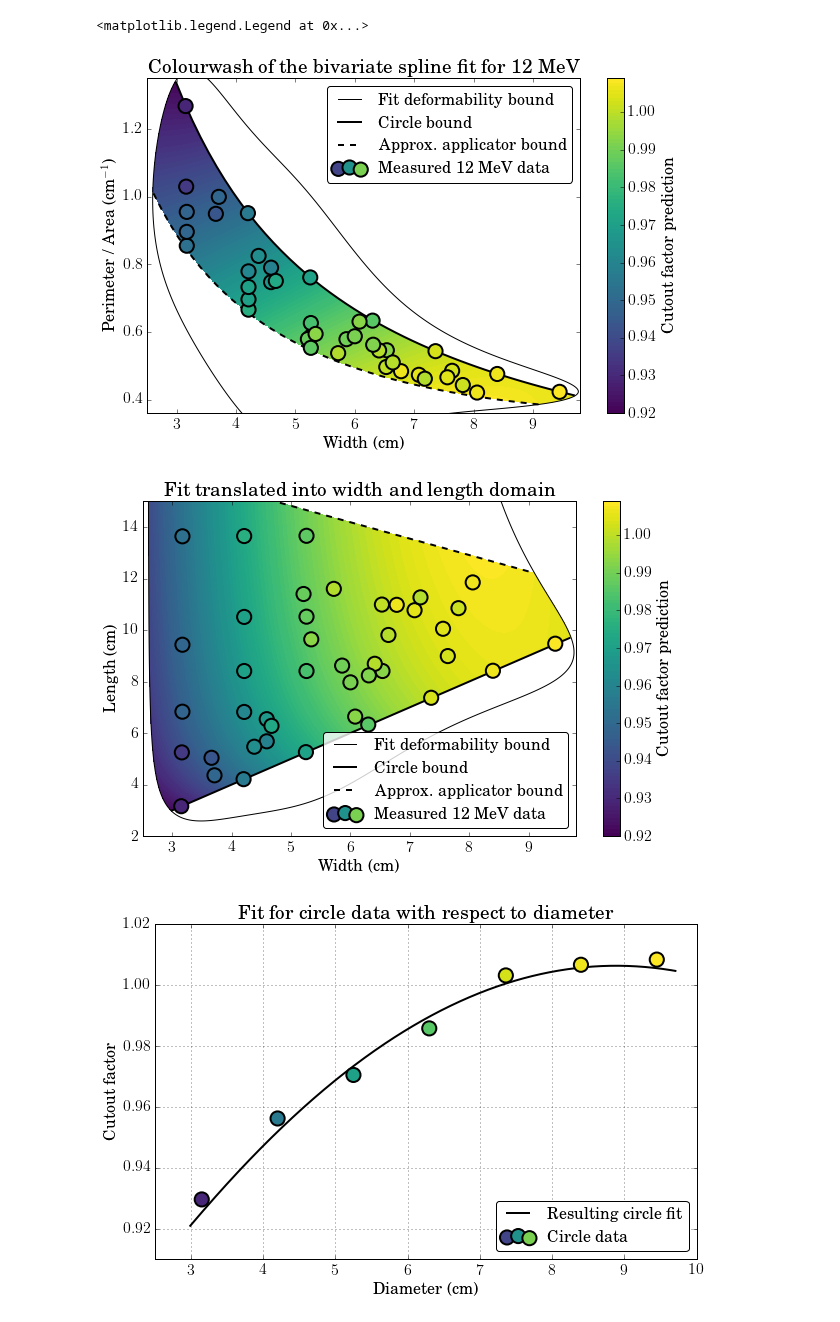
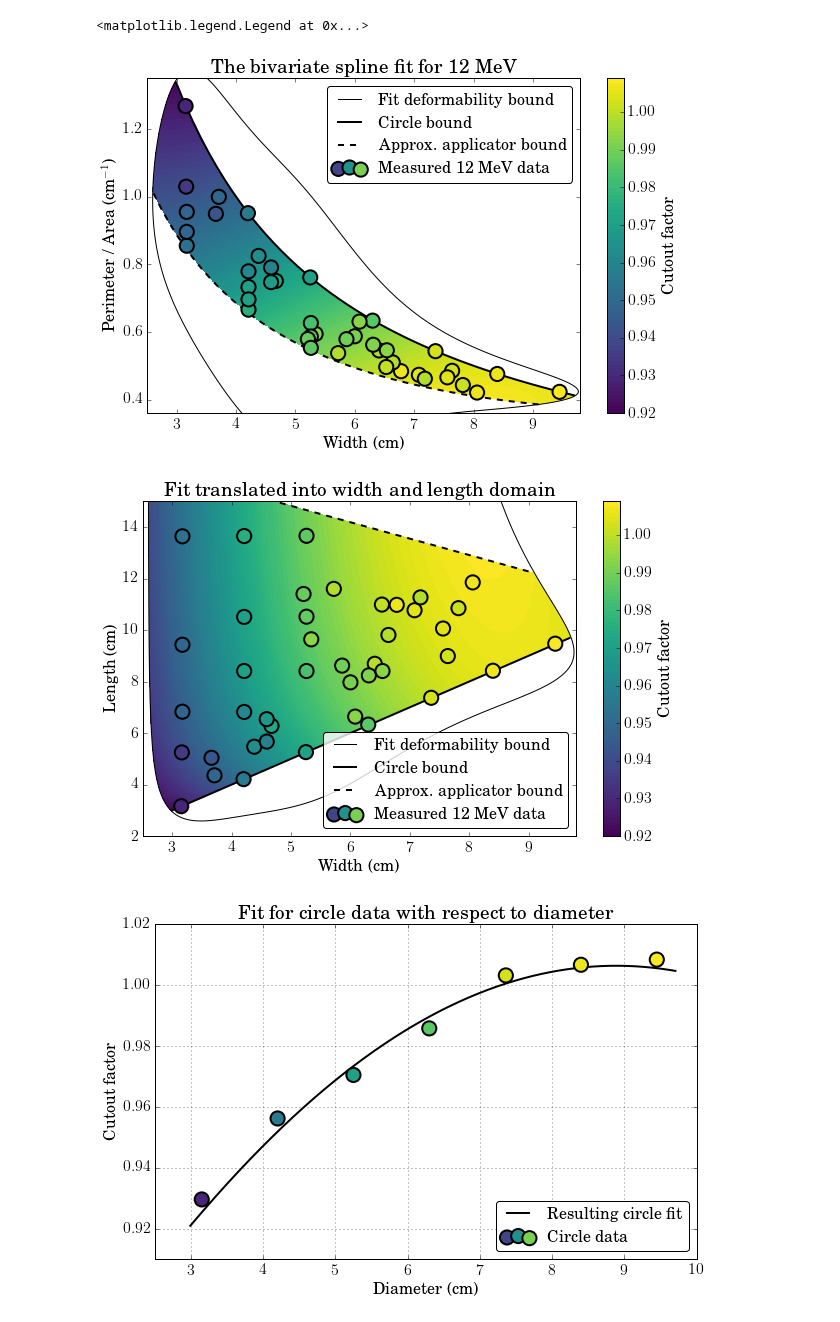
Before and after one commit to SimonBiggs/electronfactors, a Jupyter notebook: examples/Results -- Contour plots of model.ipynb, the cells around one changed output. Saved outputs shown, nothing was run; the diff lists cells and outputs as text; code cells hidden in the pictures.

```diff
--- a/examples/Results -- Contour plots of model.ipynb
+++ b/examples/Results -- Contour plots of model.ipynb
@@ -70,9 +69,6 @@ outOfTolerance = (
 
 zz[outOfTolerance] = np.nan
 # %%
-# vmin = np.nanmin(np.append(zz, factor))
-# vmax = np.nanmax(np.append(zz, factor))
-
 vmin = 0.92
 vmax = 1.009
 
@@ -93,41 +89,41 @@ c = plt.contourf(
     cmap=green_cm, vmin=vmin, vmax=vmax)
 colourbar = plt.colorbar(
     c, ticks=np.arange(0.90, 1.1, 0.01),
-    label=r'Cutout factor prediction')
+    label=r'Cutout factor')
 
 plt.scatter(
     width, eqPonA, s=200, lw=2,
     c=factor, cmap=green_cm,
     vmin=vmin, vmax=vmax,
     zorder=3)
 
 plt.scatter(
     [-1]*3, [-1]*3, s=200, lw=2,
     c=[green_cm(0.2), green_cm(0.5), green_cm(0.8)],
     zorder=3,
     label=r'Measured 12 MeV data')
 
 
 plt.contour(xx, yy, give_contour, levels=[0.5], colors='k')
 plt.plot(3, 0.4, 'k-', label=r'Fit deformability bound')
 
 plt.plot(
     circle_bound_width, circle_bound_eqPonA,
     'k', lw=2, label=r'Circle bound')
 plt.plot(
     max_eqPonA_width, max_eqPonA, 'k--',
     lw=2, label=r'Approx. applicator bound')
 
 plt.xlabel(r'Width (cm)')
 plt.ylabel(r'Perimeter / Area (cm$^{-1}$)')
-plt.title(r'Colourwash of the bivariate spline fit for 12 MeV')
+plt.title(r'The bivariate spline fit for 12 MeV')
 plt.xlim([2.5, 9.8])
 plt.ylim([0.36,1.35])
 
 plt.legend(fancybox=True)
 # %% [output]
 <matplotlib.legend.Legend at 0x...>
-[figure, old version]
+[figure, new version]
 # %%
 x = np.arange(2.5, 10, 0.01)
 y = np.arange(2.5, 18, 0.02)
@@ -174,7 +170,7 @@ c = plt.contourf(mesh_width, mesh_length, width_length_zz, 100,
                  alpha=1, cmap=green_cm, vmin=vmin, vmax=vmax)
 colourbar = plt.colorbar(
     c, ticks=np.arange(0.90, 1.1, 0.01),
-    label=r'Cutout factor prediction')
+    label=r'Cutout factor')
 
 plt.scatter(
     width, length, s=200, lw=2,
@@ -207,7 +203,7 @@ plt.ylim([2,15])
 legend = plt.legend(fancybox=True, loc='lower right')
 legend.get_frame().set_facecolor([1,1,1,0.8])
 # %% [output]
-[figure, old version]
+[figure, new version]
 # %%
 plt.figure(figsize=(6 * 1.618, 6))
 
```
Also changed, not shown: parts of 1 cell of this notebook, 6 other files.
